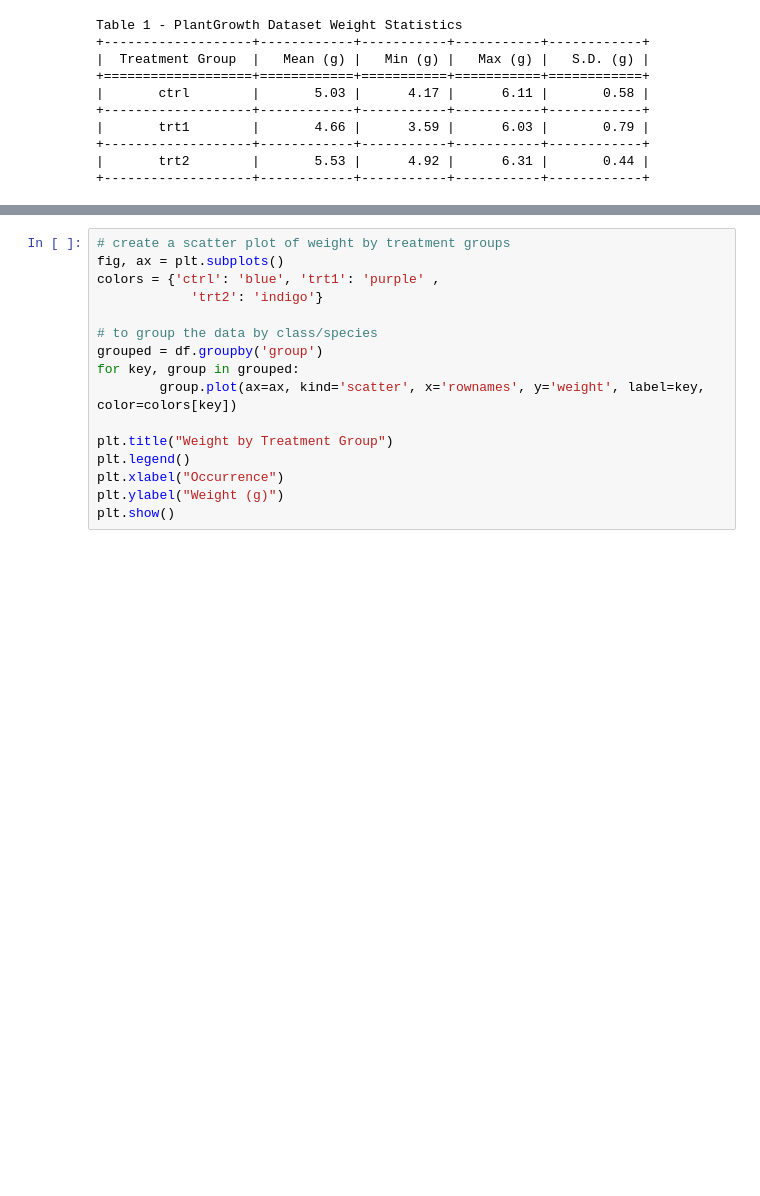
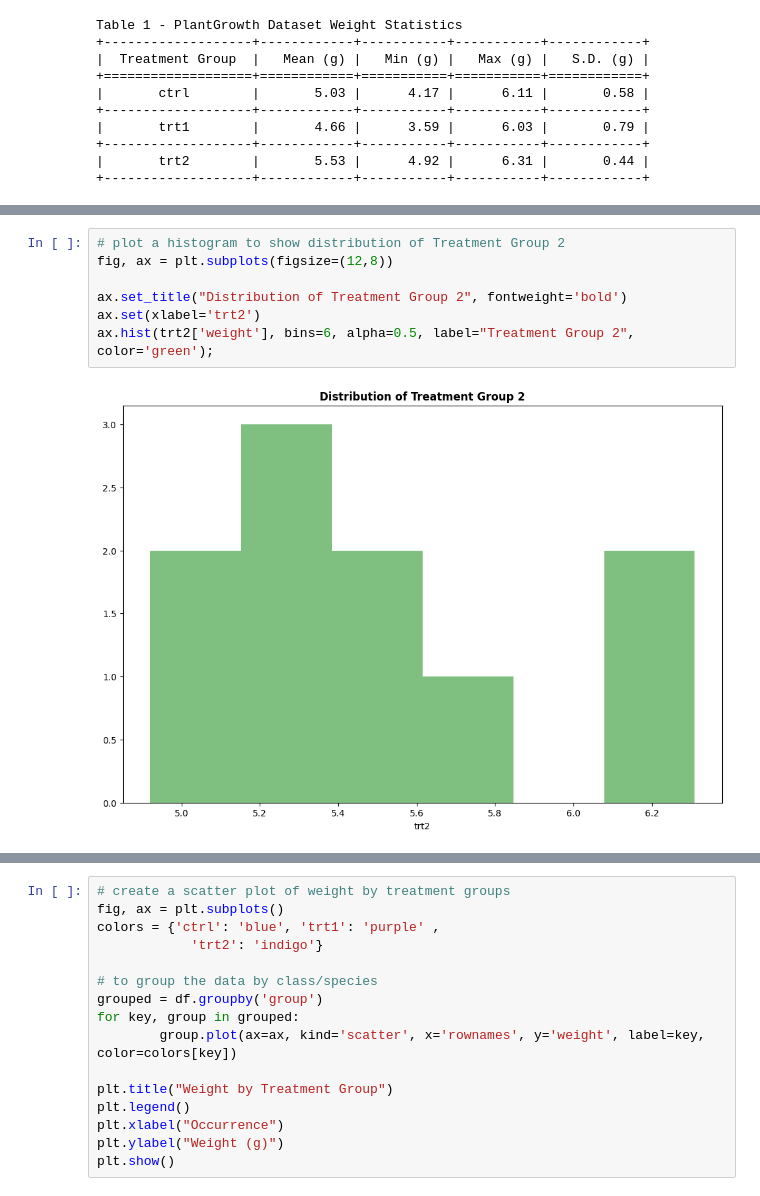
Before and after one commit to rachel-king4/appliedstatistics, a Jupyter notebook: project.ipynb, the cells around one changed output, grey strips where cells are left out. Drawn from its saved outputs; the diff is of its cells as text; blank space fills up the shorter version.

```diff
--- a/project.ipynb
+++ b/project.ipynb
@@ -114,0 +169,9 @@ Hisotgram to look at distribution - is it normally distributed?
+# %%
+# plot a histogram to show distribution of Treatment Group 2
+fig, ax = plt.subplots(figsize=(12,8))
+
+ax.set_title("Distribution of Treatment Group 2", fontweight='bold')
+ax.set(xlabel='trt2')
+ax.hist(trt2['weight'], bins=6, alpha=0.5, label="Treatment Group 2", color='green');
+# %% [output]
+[figure, added]
```
Also changed, not shown: parts of 31 cells of this notebook, 1 other file.
